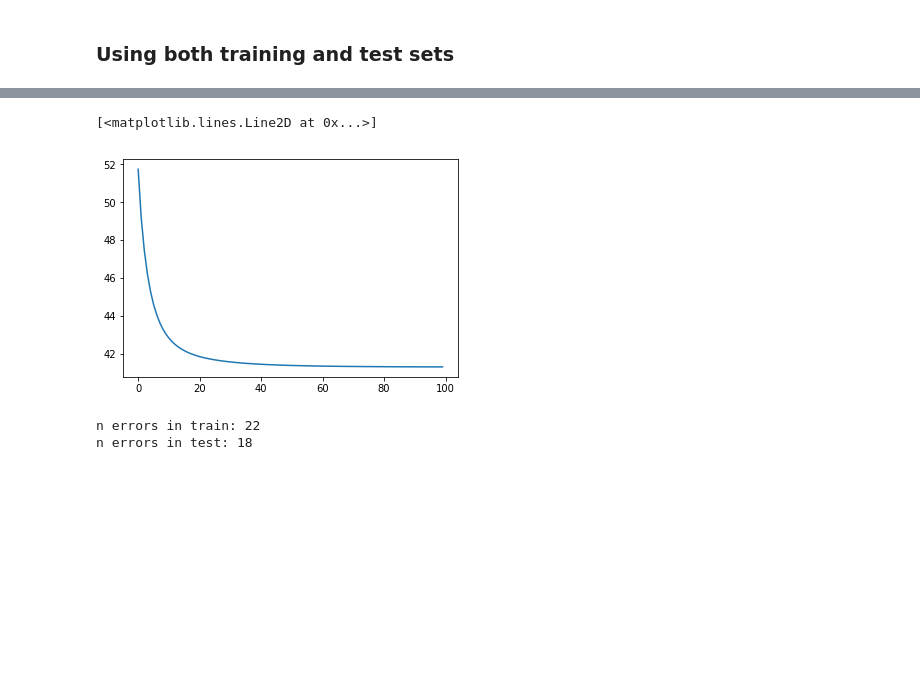
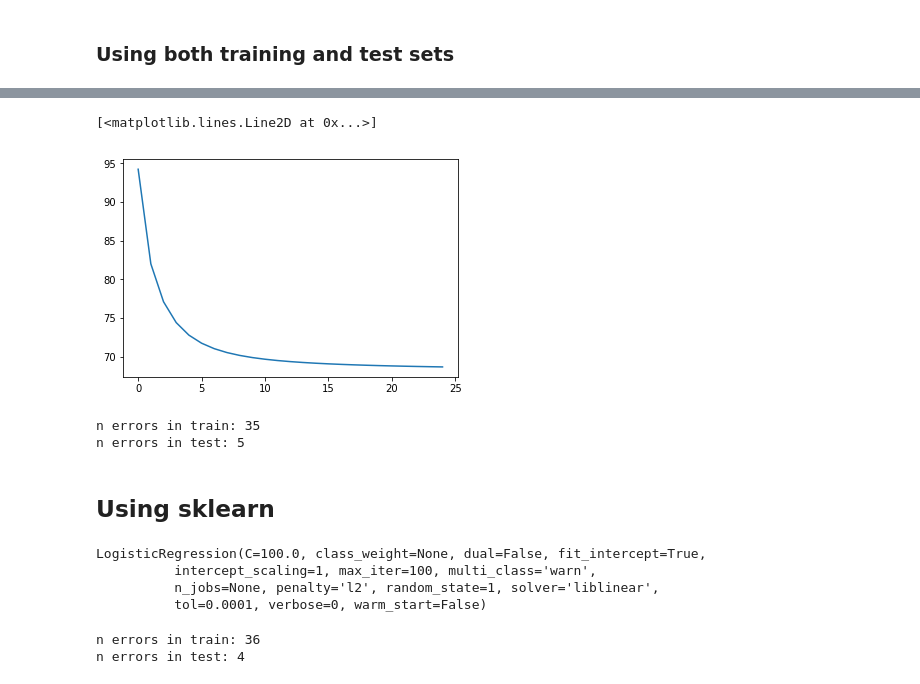
Before and after one commit to HeatherRB/MLLib, a Jupyter notebook: logistic_regression.ipynb, the cells around one changed output, grey strips where cells are left out. Saved outputs shown, nothing was run; the diff lists cells and outputs as text; code cells hidden in the pictures; blank space fills up the shorter version.

```diff
--- a/logistic_regression.ipynb
+++ b/logistic_regression.ipynb
@@ -59,9 +72,12 @@ classifier = LogisticRegression(1, 1)
+# %%
+# create a logistic regression instance, with random state 1 and regularisation parameter 1
+classifier = LogisticRegression(random_state=1, c=1)
 # %%
-# create a binary classifier for iris type = 0
-y = np.where(target == 0, 1, 0)
+# create a binary classifier for iris type = 1
+y = np.where(target == 1, 1, 0)
 # %%
 # use fit stochastic to update the weights one sample at a time
-cost_per_iteration = classifier.fit(data, y, 20, 0.01)
+cost_per_iteration = classifier.fit(data, y, 30, 0.01)
 plt.plot(cost_per_iteration)
 # %% [output]
 [<matplotlib.lines.Line2D at 0x...>]
@@ -87,7 +113,7 @@ shuffled_data[:5], shuffled_target[:5]
 # create a binary classifier for iris type = 1
 shuffled_y = np.where(shuffled_target == 1, 1, 0)
 # %%
-n_training = 75
+n_training = 135
 
 training_set = shuffled_data[:n_training,:]
 training_y = shuffled_y[:n_training]
@@ -96,14 +122,16 @@ test_set = shuffled_data[n_training:,:]
 test_y = shuffled_y[n_training:]
 # %%
 # use fit stochastic to update the weights one sample at a time
-cost_per_iteration = classifier.fit(training_set, training_y, 100, 0.01)
+cost_per_iteration = classifier.fit(training_set, training_y, 25, 0.01)
 plt.plot(cost_per_iteration)
 # %% [output]
 [<matplotlib.lines.Line2D at 0x...>]
-[figure, old version]
+[figure, new version]
 # %%
 print("n errors in train: %i" % (classifier.predict(training_set) - training_y != 0).sum())
 print("n errors in test: %i" % (classifier.predict(test_set) - test_y != 0).sum())
 # %% [output]
-n errors in train: 22
-n errors in test: 18
+n errors in train: 35
+n errors in test: 5
+# %% [markdown]
+## Using sklearn
@@ -109,0 +140,14 @@ n errors in test: 18
+# %%
+lr = LogisticRegression(C=100.0, random_state=1, solver='liblinear')
+lr.fit(training_set, training_y)
+# %% [output]
+LogisticRegression(C=100.0, class_weight=None, dual=False, fit_intercept=True,
+          intercept_scaling=1, max_iter=100, multi_class='warn',
+          n_jobs=None, penalty='l2', random_state=1, solver='liblinear',
+          tol=0.0001, verbose=0, warm_start=False)
+# %%
+print("n errors in train: %i" % (lr.predict(training_set) - training_y != 0).sum())
+print("n errors in test: %i" % (lr.predict(test_set) - test_y != 0).sum())
+# %% [output]
+n errors in train: 36
+n errors in test: 4
```
Also changed, not shown: parts of 7 cells of this notebook, 5 other files.
